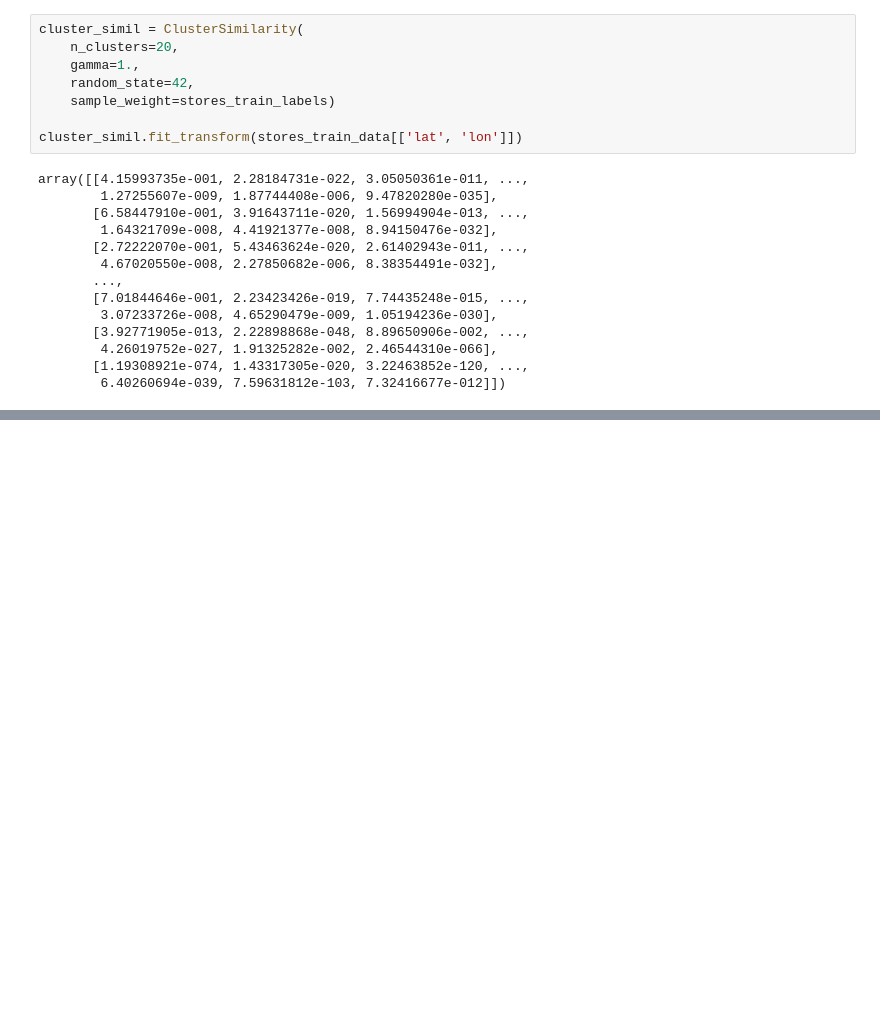
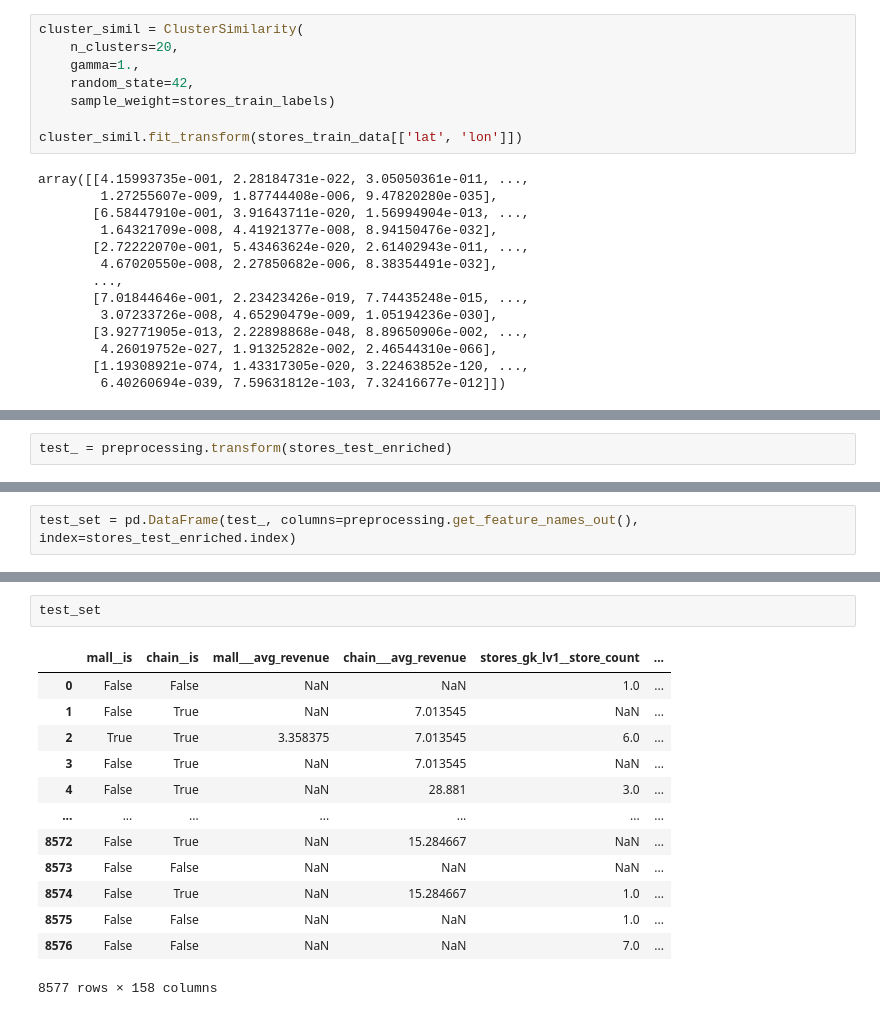
Before and after one commit to nicolaswon/tdt4173, a Jupyter notebook: notebooks/shared/prototyping.ipynb, the cells around one changed output, grey strips where cells are left out. Cells and saved outputs as stored; diff of their text form; blank space fills up the shorter version.

```diff
--- a/notebooks/shared/prototyping.ipynb
+++ b/notebooks/shared/prototyping.ipynb
@@ -283,0 +289,2 @@ Name: revenue, Length: 12859, dtype: float64),
+# %%
+test_ = preprocessing.transform(stores_test_enriched)
@@ -283,0 +293,2 @@ Name: revenue, Length: 12859, dtype: float64),
+# %%
+test_set = pd.DataFrame(test_, columns=preprocessing.get_feature_names_out(), index=stores_test_enriched.index)
@@ -283,0 +327,16 @@ Name: revenue, Length: 12859, dtype: float64),
+# %%
+test_set
+# %% [output]
+|  | mall__is | chain__is | mall___avg_revenue | chain___avg_revenue | stores_gk_lv1__store_count | ... |
+| 0 | False | False | NaN | NaN | 1.0 | ... |
+| 1 | False | True | NaN | 7.013545 | NaN | ... |
+| 2 | True | True | 3.358375 | 7.013545 | 6.0 | ... |
+| 3 | False | True | NaN | 7.013545 | NaN | ... |
+| 4 | False | True | NaN | 28.881 | 3.0 | ... |
+| ... | ... | ... | ... | ... | ... | ... |
+| 8572 | False | True | NaN | 15.284667 | NaN | ... |
+| 8573 | False | False | NaN | NaN | NaN | ... |
+| 8574 | False | True | NaN | 15.284667 | 1.0 | ... |
+| 8575 | False | False | NaN | NaN | 1.0 | ... |
+| 8576 | False | False | NaN | NaN | 7.0 | ... |
+8577 rows × 158 columns
```
Also changed, not shown: parts of 8 cells of this notebook, 2 other files.
